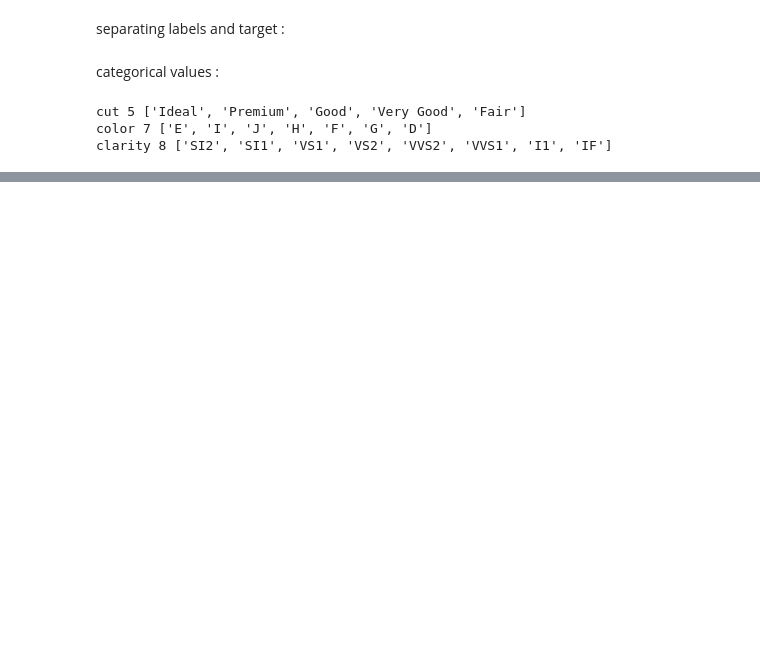
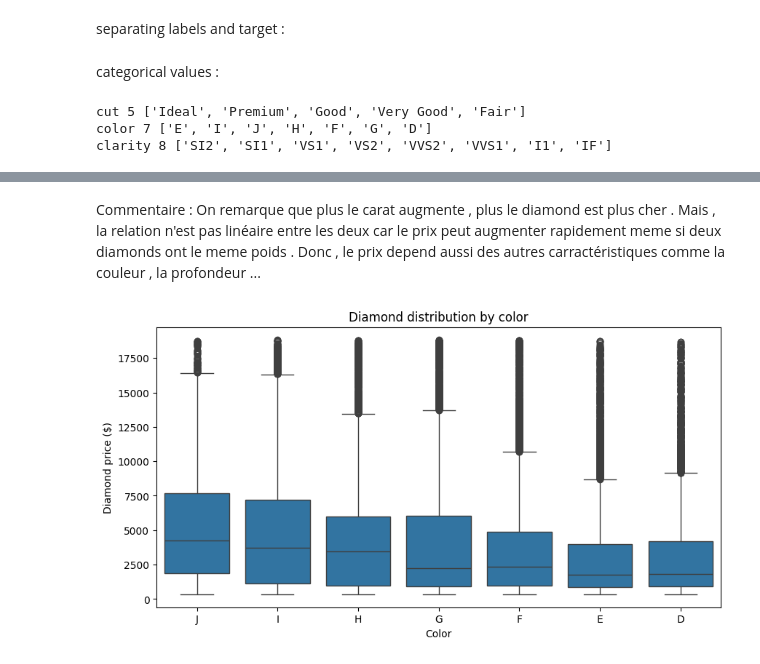
Before and after one commit to aminebadi3/PROJET-AAA, a Jupyter notebook: MLPRO.ipynb, the cells around one changed output, grey strips where cells are left out. Cells and saved outputs as stored; diff of their text form; code cells hidden in the pictures; blank space fills up the shorter version.

```diff
--- a/MLPRO.ipynb
+++ b/MLPRO.ipynb
@@ -112,0 +114,11 @@ plt.show()
+# %% [markdown]
+Commentaire : On remarque que plus le carat augmente , plus le diamond est plus cher . Mais , la relation n'est pas linéaire entre les deux car le prix peut augmenter rapidement meme si deux diamonds ont le meme poids . Donc , le prix depend aussi des autres carractéristiques comme la couleur , la profondeur ...
+# %%
+plt.figure(figsize=(10,5))
+sns.boxplot(data=data,x='color',y='price',order=color_order)
+plt.title('Diamond distribution by color')
+plt.xlabel('Color')
+plt.ylabel('Diamond price ($)')
+plt.show()
+# %% [output]
+[figure, added]
```
Also changed, not shown: parts of 10 cells of this notebook.
